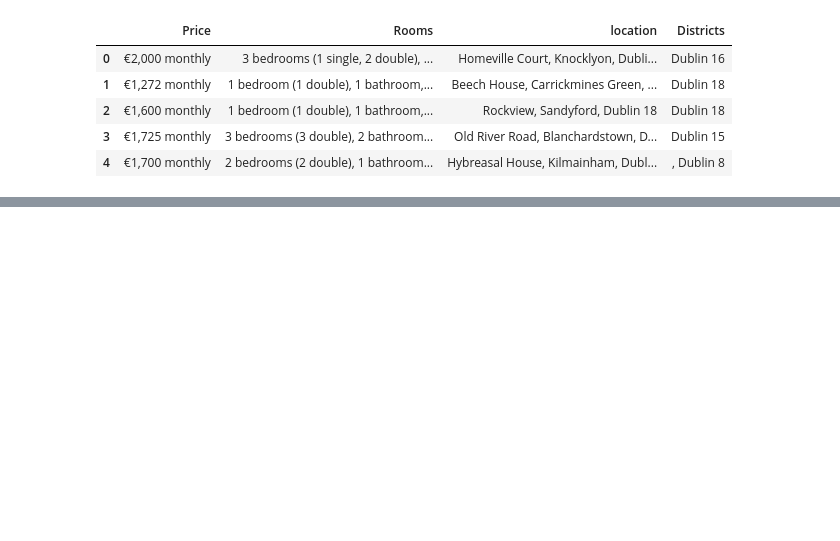
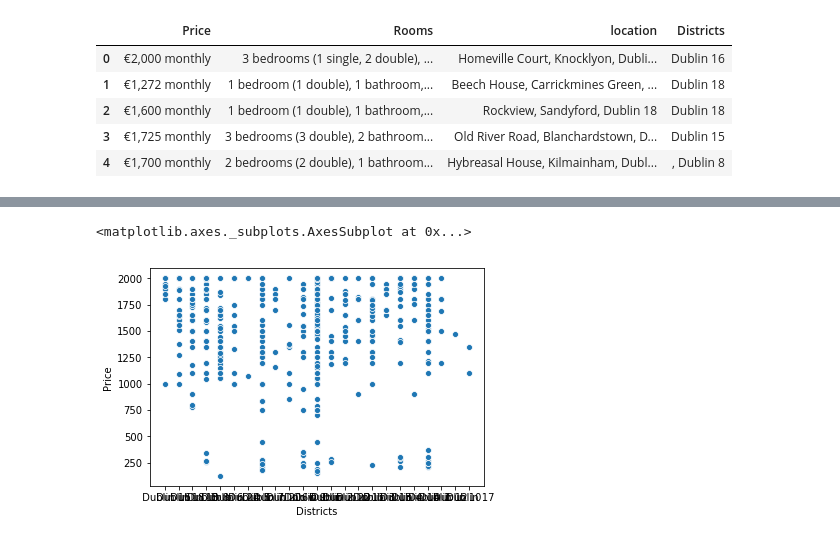
Before and after one commit to NavaneethanRajasekaran/Web-Scrapping, a Jupyter notebook: Rent_EDA.ipynb, the cells around one changed output, grey strips where cells are left out. Cells and saved outputs as stored; diff of their text form; code cells hidden in the pictures; blank space fills up the shorter version.

```diff
--- a/Rent_EDA.ipynb
+++ b/Rent_EDA.ipynb
@@ -71,0 +253,5 @@ Data.head()
+# %%
+sns.scatterplot(Data['Districts'],Data['Price'])
+# %% [output]
+<matplotlib.axes._subplots.AxesSubplot at 0x...>
+[figure, added]
```
Also changed, not shown: parts of 14 cells of this notebook.
